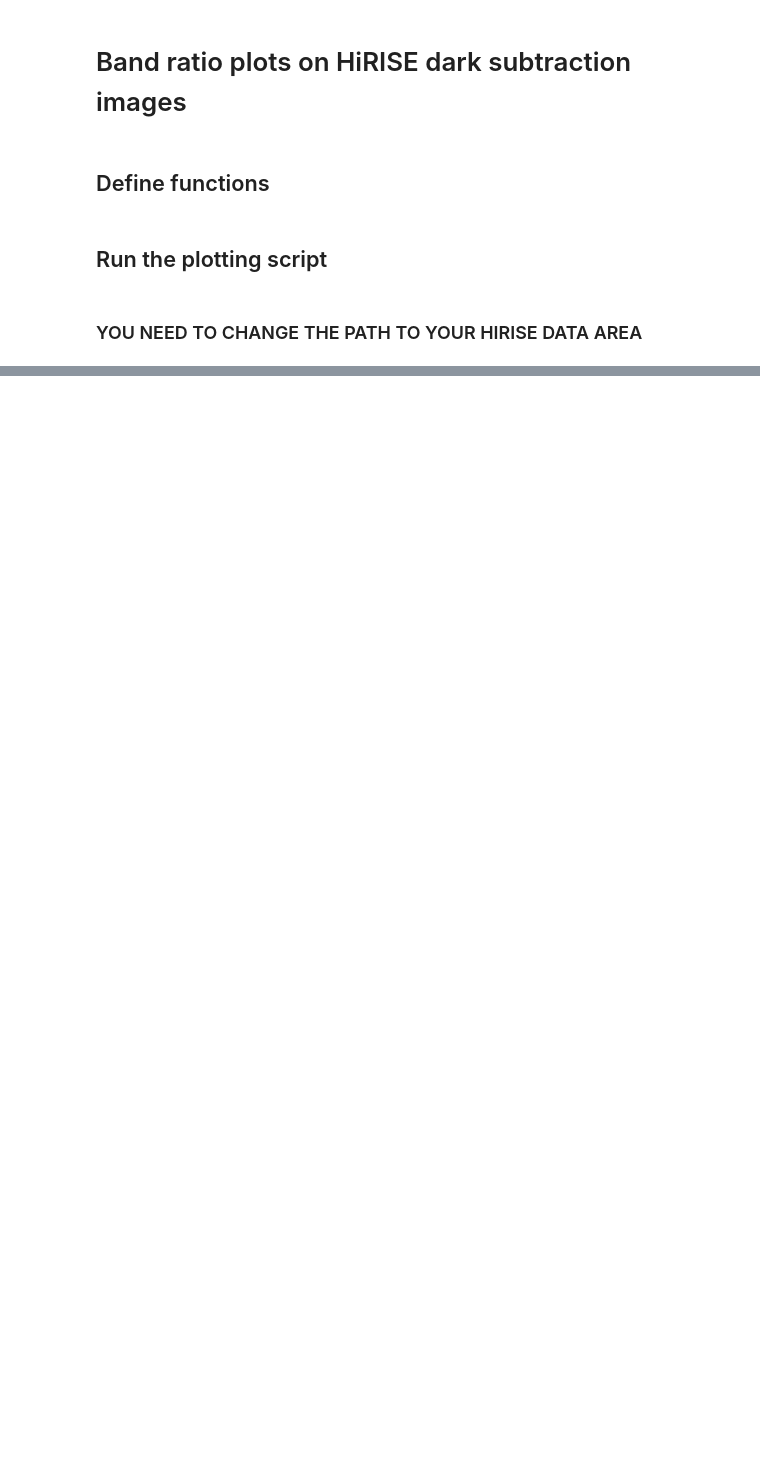
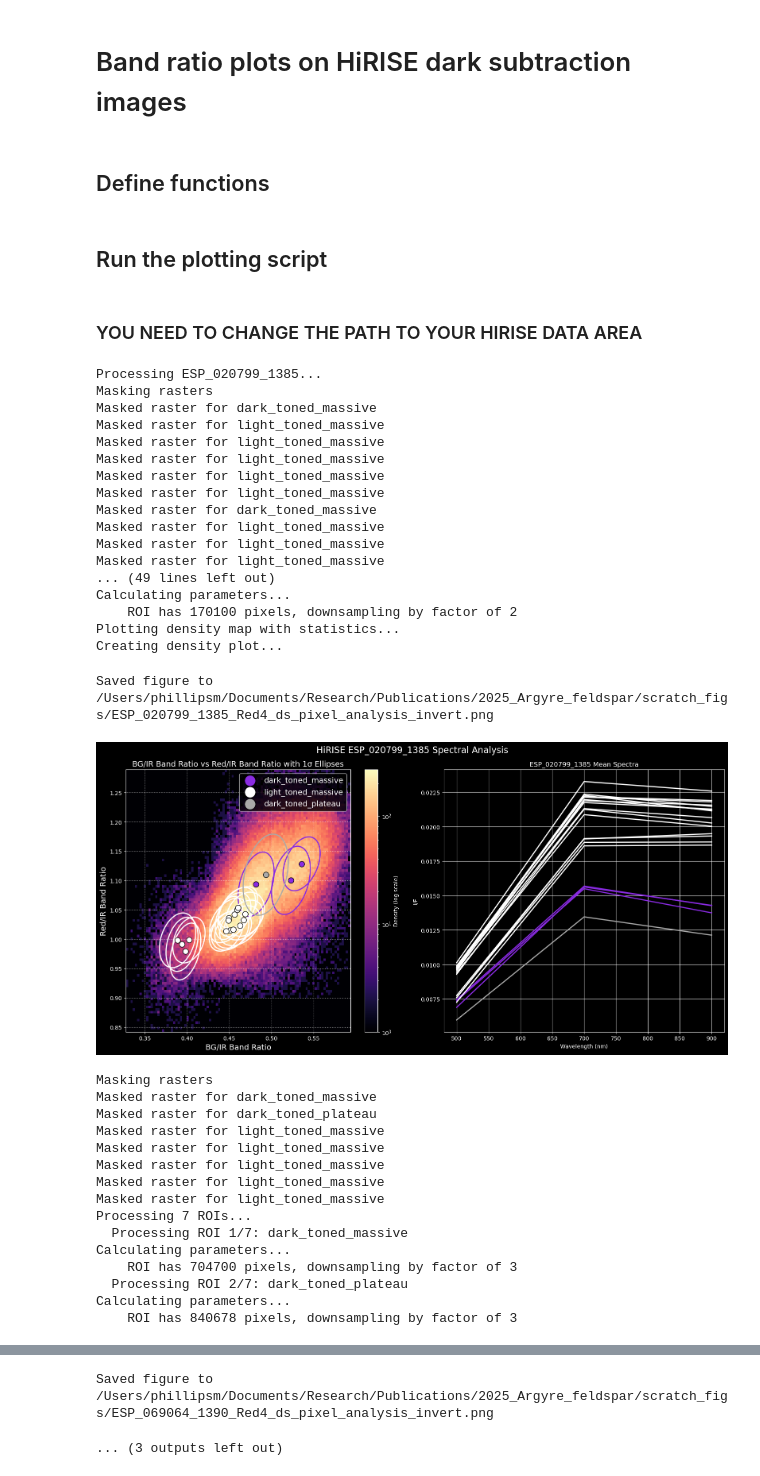
Before and after one commit to Michael-S-Phillips/Argyre_feldspar_mapping, a Jupyter notebook: code/hirise_band_ratios.ipynb, the cells around one changed output, grey strips where cells are left out. Cells and saved outputs as stored; diff of their text form; code cells hidden in the pictures; blank space fills up the shorter version.

```diff
--- a/code/hirise_band_ratios.ipynb
+++ b/code/hirise_band_ratios.ipynb
@@ -328,11 +328,11 @@ def plot_density_with_statistics(ax, all_x, all_y, min_ids, colors, numerator, d
             )
             ax.add_patch(ellipse)
 
-    ax.set_xlabel(x_label)
-    ax.set_ylabel(y_label)
-    ax.set_title(f'{x_label} vs {y_label} with 1σ Ellipses')
-    ax.grid(True)
-    ax.legend(loc='best')
+    ax.set_xlabel(x_label, fontsize=14)
+    ax.set_ylabel(y_label, fontsize=14)
+    ax.set_title(f'{x_label} vs {y_label} with 1σ Ellipses', fontsize=14)
+    ax.grid(True, linestyle=':')
+    ax.legend(loc='best', fontsize=14, markerscale=2)
 # %% [markdown]
 ## Run the plotting script
 # %% [markdown]
@@ -359,7 +359,7 @@ for hid in hid_list:
         # YOU NEED TO CHANGE THIS PATH
         # to the location of your HiRISE data. Download the DS data from the articles' Zenodo archive.
 
-        image_path = f"/PATH/TO/YOUR/HIRISE/{hid}/{hid}-RED{detector_number}-DarkSub-Stack_modified.tif"
+        image_path = f"/Volumes/Rohan/Mars_GIS_Data/HiRISE/Argyre/unfiltered_HiRISE/{hid}/{hid}-RED{detector_number}-DarkSub-Stack_modified.tif"
         # --------------------------------
 
         # Flag to include or exclude 'dark_sub' ROI
@@ -426,10 +426,10 @@ for hid in hid_list:
         min_ids = [min_id for i, min_id in enumerate(min_ids) if i not in ids_to_remove]
 
         # Calculate parameters for every pixel in each ROI
-        numerator = 'IR'
-        denominator = 'BG'
-        numerator2 = 'IR'
-        denominator2 = 'Red'
+        numerator = 'BG'
+        denominator = 'IR'
+        numerator2 = 'Red'
+        denominator2 = 'IR'
 
         all_roi_band_ratios = []
         all_roi_band_ratios2 = []
@@ -496,33 +496,69 @@ for hid in hid_list:
         #                             min_ids, colors, numerator, denominator, 'band_ratio', 'angle')
         # plot_density_with_statistics(ax3, all_roi_band_ratios, all_roi_areas,
         #                             min_ids, colors, numerator, denominator, 'band_ratio', 'area')
         # plot_density_with_statistics(ax4, all_roi_band_ratios, all_roi_band_ratios2,
         #                             min_ids, colors, numerator, denominator, 'band_ratio', 'band_ratio2', numerator2, denominator2)
 
         # Wavelengths for the respective bands (in nm)
         wIR = 900  # Near-Infrared
         wRed = 700  # Red
         wBG = 500  # Blue/Green
         wvl = [wIR, wRed, wBG]
 
         # Plot the spectra on the second subplot
         for i, spec in enumerate(mean_spectra):
             ax2.plot(wvl, spec[:3][::-1], alpha=1, label=min_ids[i], c=colors[i], linewidth=2)
 
         ax2.set_xlabel('Wavelength (nm)')
         ax2.set_ylabel('I/F')
         ax2.set_title(f'{hid} Mean Spectra')
         ax2.grid(True)
 
         plt.suptitle(f'HiRISE {hid} Spectral Analysis', fontsize=16)
         plt.tight_layout()
 
-        # # Save the figure (optional)
+        # Save the figure (optional)
         # output_path = f"../data/{hid}_Red{detector_number}_ds_pixel_analysis.png"
-        # plt.savefig(output_path, dpi=300, bbox_inches='tight')
-        # print(f"Saved figure to {output_path}")
+        output_path = f"/Users/phillipsm/Documents/Research/Publications/2025_Argyre_feldspar/scratch_figs/{hid}_Red{detector_number}_ds_pixel_analysis_invert.png"
+        plt.savefig(output_path, dpi=300, bbox_inches='tight')
+        print(f"Saved figure to {output_path}")
 
         plt.show()
 
         # Close the shapefile
         shapefile.close()
+# %% [output]
+Processing ESP_020799_1385...
+Masking rasters
+Masked raster for dark_toned_massive
+Masked raster for light_toned_massive
+Masked raster for light_toned_massive
+Masked raster for light_toned_massive
+Masked raster for light_toned_massive
+Masked raster for light_toned_massive
+Masked raster for dark_toned_massive
+Masked raster for light_toned_massive
+Masked raster for light_toned_massive
+Masked raster for light_toned_massive
+... (49 lines left out)
+Calculating parameters...
+    ROI has 170100 pixels, downsampling by factor of 2
+Plotting density map with statistics...
+Creating density plot...
+Saved figure to /Users/phillipsm/Documents/Research/Publications/2025_Argyre_feldspar/scratch_figs/ESP_020799_1385_Red4_ds_pixel_analysis_invert.png
+[figure, added]
+Masking rasters
+Masked raster for dark_toned_massive
+Masked raster for dark_toned_plateau
+Masked raster for light_toned_massive
+Masked raster for light_toned_massive
+Masked raster for light_toned_massive
+Masked raster for light_toned_massive
+Masked raster for light_toned_massive
+Processing 7 ROIs...
+  Processing ROI 1/7: dark_toned_massive
+Calculating parameters...
+    ROI has 704700 pixels, downsampling by factor of 3
+  Processing ROI 2/7: dark_toned_plateau
+Calculating parameters...
+    ROI has 840678 pixels, downsampling by factor of 3
@@ -528,0 +632,2 @@ for hid in hid_list:
+Saved figure to /Users/phillipsm/Documents/Research/Publications/2025_Argyre_feldspar/scratch_figs/ESP_069064_1390_Red4_ds_pixel_analysis_invert.png
+... (3 outputs left out)
```
Also changed, not shown: parts of 1 cell of this notebook, 38 other files.
